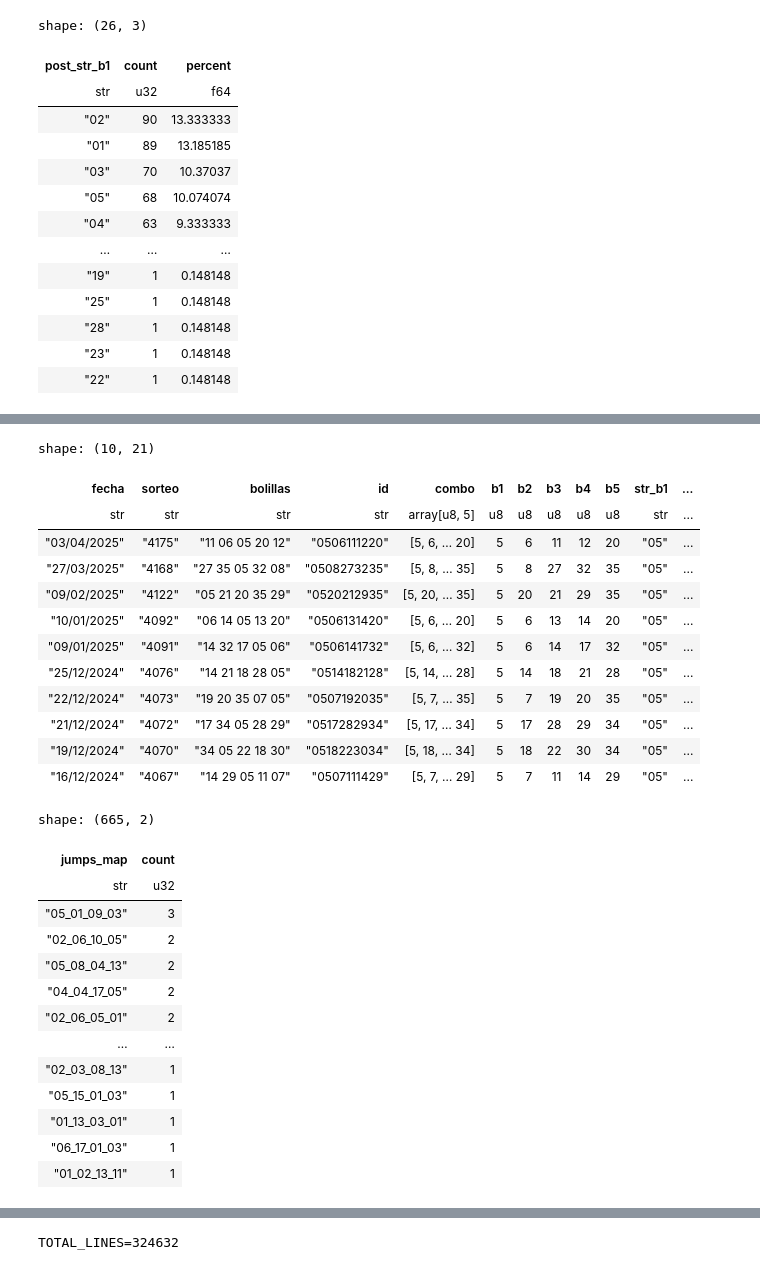
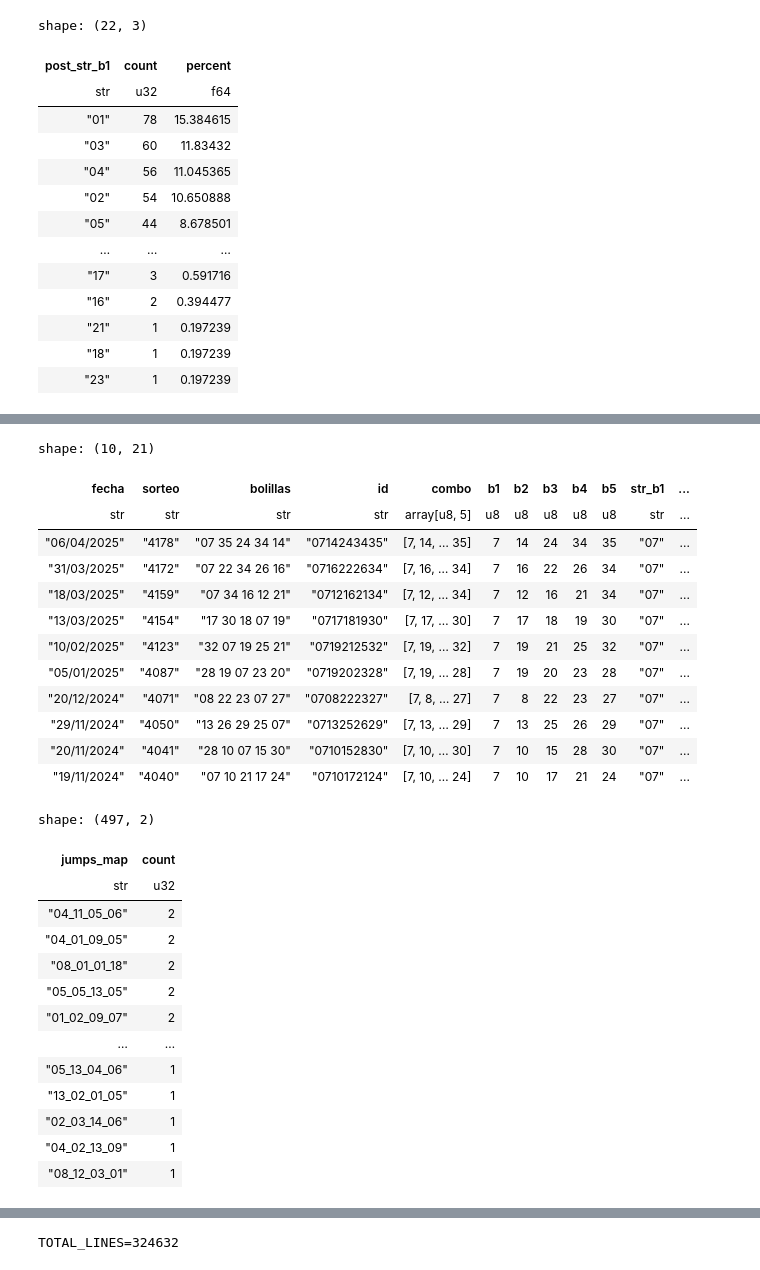
Before and after one commit to coins5/tinkapp.v4, a Jupyter notebook: explore_bolillas_v3_GN.ipynb, the cells around one changed output, grey strips where cells are left out. Drawn from its saved outputs; the diff is of its cells as text; code cells hidden in the pictures.

```diff
--- a/explore_bolillas_v3_GN.ipynb
+++ b/explore_bolillas_v3_GN.ipynb
@@ -171,48 +171,48 @@ def plot_post_col (col: str, post_col: str, test_value: str):
   lst_jumps_map = df_jumps_map['jumps_map'].to_list()
   return lst_post_str_b, lst_jumps_map
 # %%
-possible_b1, exclude_jump_maps_b1 = plot_post_col(col='str_b1', post_col='post_str_b1', test_value="05")
+possible_b1, exclude_jump_maps_b1 = plot_post_col(col='str_b1', post_col='post_str_b1', test_value="07")
 # %% [output]
-shape: (26, 3)
+shape: (22, 3)
 | post_str_b1 | count | percent |
 | str | u32 | f64 |
-| "02" | 90 | 13.333333 |
-| "01" | 89 | 13.185185 |
-| "03" | 70 | 10.37037 |
-| "05" | 68 | 10.074074 |
-| "04" | 63 | 9.333333 |
+| "01" | 78 | 15.384615 |
+| "03" | 60 | 11.83432 |
+| "04" | 56 | 11.045365 |
+| "02" | 54 | 10.650888 |
+| "05" | 44 | 8.678501 |
 | … | … | … |
-| "19" | 1 | 0.148148 |
-| "25" | 1 | 0.148148 |
-| "28" | 1 | 0.148148 |
-| "23" | 1 | 0.148148 |
-| "22" | 1 | 0.148148 |
+| "17" | 3 | 0.591716 |
+| "16" | 2 | 0.394477 |
+| "21" | 1 | 0.197239 |
+| "18" | 1 | 0.197239 |
+| "23" | 1 | 0.197239 |
 [interactive output not drawn]
 shape: (10, 21)
 | fecha | sorteo | bolillas | id | combo | b1 | b2 | b3 | b4 | b5 | str_b1 | ... |
 | str | str | str | str | array[u8, 5] | u8 | u8 | u8 | u8 | u8 | str | ... |
-| "03/04/2025" | "4175" | "11 06 05 20 12" | "0506111220" | [5, 6, … 20] | 5 | 6 | 11 | 12 | 20 | "05" | ... |
-| "27/03/2025" | "4168" | "27 35 05 32 08" | "0508273235" | [5, 8, … 35] | 5 | 8 | 27 | 32 | 35 | "05" | ... |
-| "09/02/2025" | "4122" | "05 21 20 35 29" | "0520212935" | [5, 20, … 35] | 5 | 20 | 21 | 29 | 35 | "05" | ... |
-| "10/01/2025" | "4092" | "06 14 05 13 20" | "0506131420" | [5, 6, … 20] | 5 | 6 | 13 | 14 | 20 | "05" | ... |
-| "09/01/2025" | "4091" | "14 32 17 05 06" | "0506141732" | [5, 6, … 32] | 5 | 6 | 14 | 17 | 32 | "05" | ... |
-| "25/12/2024" | "4076" | "14 21 18 28 05" | "0514182128" | [5, 14, … 28] | 5 | 14 | 18 | 21 | 28 | "05" | ... |
-| "22/12/2024" | "4073" | "19 20 35 07 05" | "0507192035" | [5, 7, … 35] | 5 | 7 | 19 | 20 | 35 | "05" | ... |
-| "21/12/2024" | "4072" | "17 34 05 28 29" | "0517282934" | [5, 17, … 34] | 5 | 17 | 28 | 29 | 34 | "05" | ... |
-| "19/12/2024" | "4070" | "34 05 22 18 30" | "0518223034" | [5, 18, … 34] | 5 | 18 | 22 | 30 | 34 | "05" | ... |
-| "16/12/2024" | "4067" | "14 29 05 11 07" | "0507111429" | [5, 7, … 29] | 5 | 7 | 11 | 14 | 29 | "05" | ... |
+| "06/04/2025" | "4178" | "07 35 24 34 14" | "0714243435" | [7, 14, … 35] | 7 | 14 | 24 | 34 | 35 | "07" | ... |
+| "31/03/2025" | "4172" | "07 22 34 26 16" | "0716222634" | [7, 16, … 34] | 7 | 16 | 22 | 26 | 34 | "07" | ... |
+| "18/03/2025" | "4159" | "07 34 16 12 21" | "0712162134" | [7, 12, … 34] | 7 | 12 | 16 | 21 | 34 | "07" | ... |
+| "13/03/2025" | "4154" | "17 30 18 07 19" | "0717181930" | [7, 17, … 30] | 7 | 17 | 18 | 19 | 30 | "07" | ... |
+| "10/02/2025" | "4123" | "32 07 19 25 21" | "0719212532" | [7, 19, … 32] | 7 | 19 | 21 | 25 | 32 | "07" | ... |
+| "05/01/2025" | "4087" | "28 19 07 23 20" | "0719202328" | [7, 19, … 28] | 7 | 19 | 20 | 23 | 28 | "07" | ... |
+| "20/12/2024" | "4071" | "08 22 23 07 27" | "0708222327" | [7, 8, … 27] | 7 | 8 | 22 | 23 | 27 | "07" | ... |
+| "29/11/2024" | "4050" | "13 26 29 25 07" | "0713252629" | [7, 13, … 29] | 7 | 13 | 25 | 26 | 29 | "07" | ... |
+| "20/11/2024" | "4041" | "28 10 07 15 30" | "0710152830" | [7, 10, … 30] | 7 | 10 | 15 | 28 | 30 | "07" | ... |
+| "19/11/2024" | "4040" | "07 10 21 17 24" | "0710172124" | [7, 10, … 24] | 7 | 10 | 17 | 21 | 24 | "07" | ... |
-shape: (665, 2)
+shape: (497, 2)
 | jumps_map | count |
 | str | u32 |
-| "05_01_09_03" | 3 |
-| "02_06_10_05" | 2 |
-| "05_08_04_13" | 2 |
-| "04_04_17_05" | 2 |
-| "02_06_05_01" | 2 |
+| "04_11_05_06" | 2 |
+| "04_01_09_05" | 2 |
+| "08_01_01_18" | 2 |
+| "05_05_13_05" | 2 |
+| "01_02_09_07" | 2 |
 | … | … |
-| "02_03_08_13" | 1 |
-| "05_15_01_03" | 1 |
-| "01_13_03_01" | 1 |
-| "06_17_01_03" | 1 |
-| "01_02_13_11" | 1 |
+| "05_13_04_06" | 1 |
+| "13_02_01_05" | 1 |
+| "02_03_14_06" | 1 |
+| "04_02_13_09" | 1 |
+| "08_12_03_01" | 1 |
 # %%
```
Also changed, not shown: parts of 4 cells of this notebook, 1 other file.
